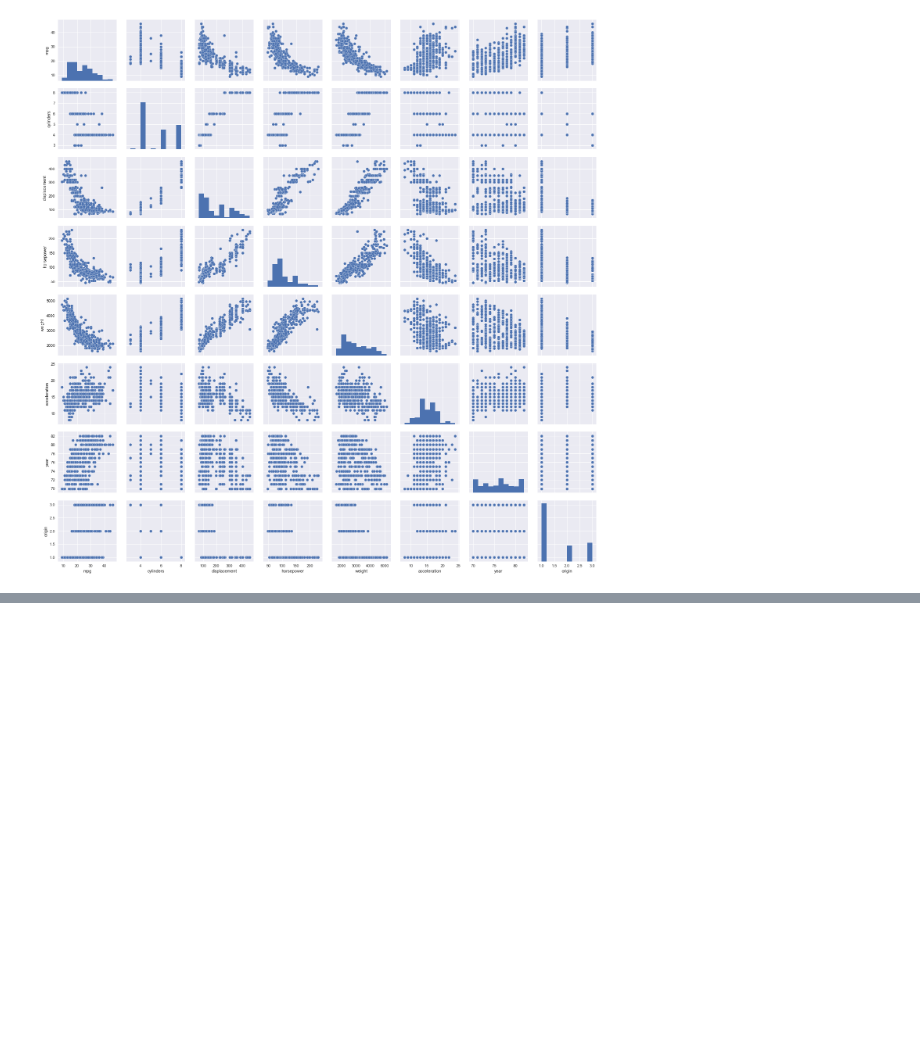
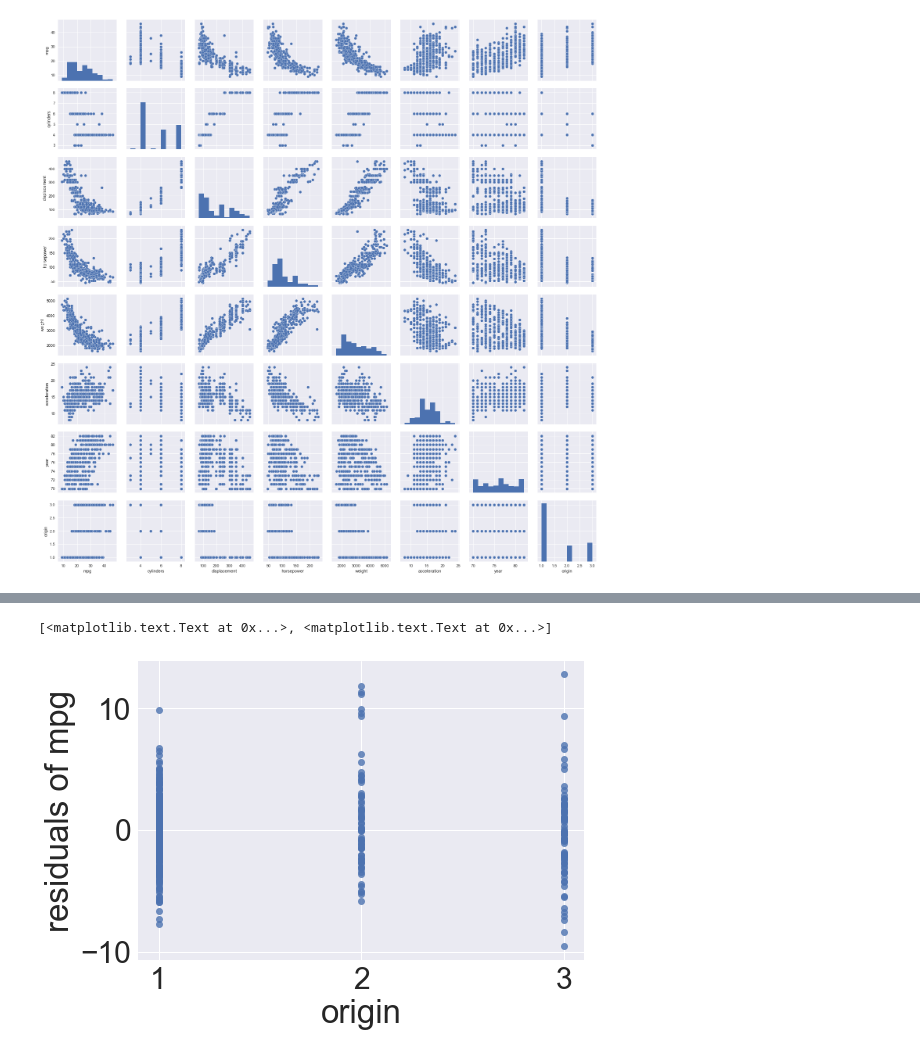
Before and after one commit to rcphillips/islir_exercises, a Jupyter notebook: ISLIR Ch. 3 Exercises.ipynb, the cells around one changed output, grey strips where cells are left out. Drawn from its saved outputs; the diff is of its cells as text; code cells hidden in the pictures; blank space fills up the shorter version.

```diff
--- a/ISLIR Ch. 3 Exercises.ipynb
+++ b/ISLIR Ch. 3 Exercises.ipynb
@@ -204,0 +268,6 @@ sns.pairplot(new_df)
+# %%
+ax = sns.regplot(new_df.origin.astype(int),results.resid,fit_reg=False)
+ax.set(ylabel = 'residuals of mpg', xlabel = 'origin')
+# %% [output]
+[<matplotlib.text.Text at 0x...>, <matplotlib.text.Text at 0x...>]
+[figure, added]
```
Also changed, not shown: parts of 32 cells of this notebook.
